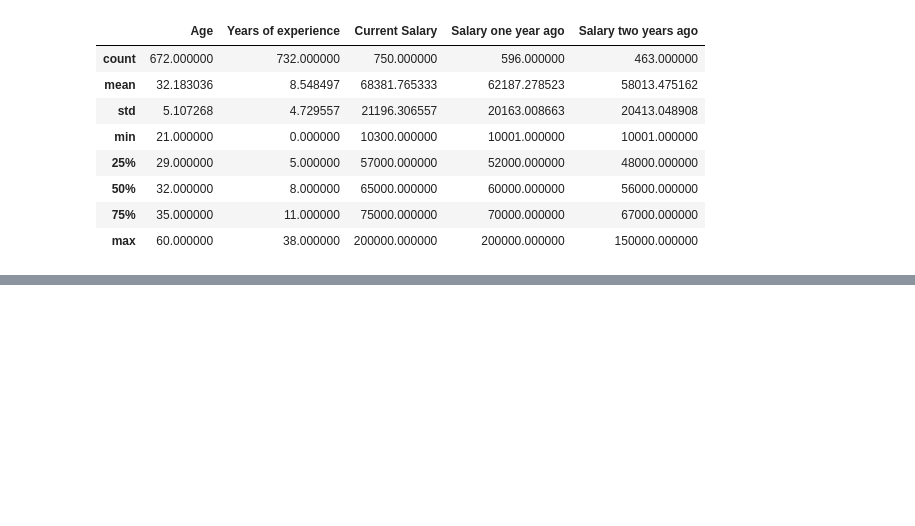
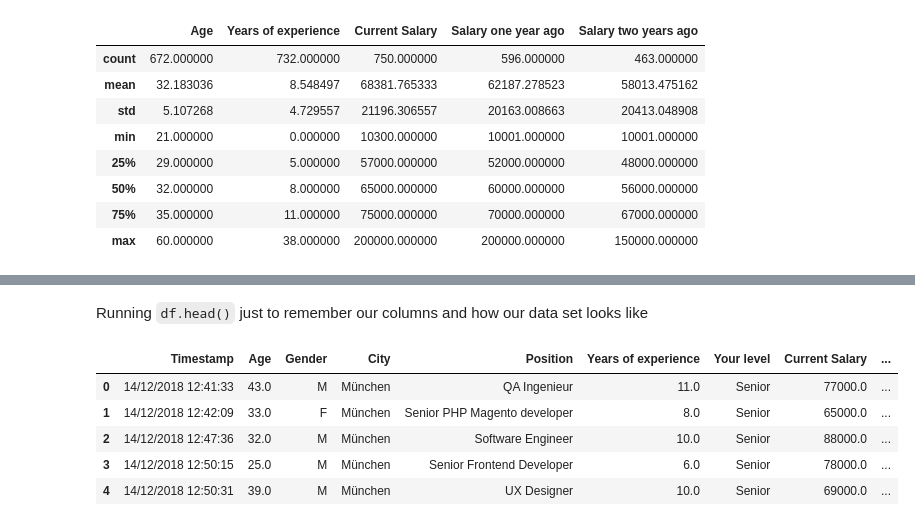
Before and after one commit to 0gregory0/EDA-attempt-1, a Jupyter notebook: MyEDA.ipynb, the cells around one changed output, grey strips where cells are left out. Cells and saved outputs as stored; diff of their text form; code cells hidden in the pictures; blank space fills up the shorter version.

Commit message:
Finished up understanding data, started preparing

````diff
--- a/MyEDA.ipynb
+++ b/MyEDA.ipynb
@@ -115,0 +131,11 @@ Since our first entry is at index 0, we have 764 entries in total.
+# %% [markdown]
+Running ```df.head()``` just to remember our columns and how our data set looks like
+# %%
+df_2018.head()
+# %% [output]
+|  | Timestamp | Age | Gender | City | Position | Years of experience | Your level | Current Salary | ... |
+| 0 | 14/12/2018 12:41:33 | 43.0 | M | München | QA Ingenieur | 11.0 | Senior | 77000.0 | ... |
+| 1 | 14/12/2018 12:42:09 | 33.0 | F | München | Senior PHP Magento developer | 8.0 | Senior | 65000.0 | ... |
+| 2 | 14/12/2018 12:47:36 | 32.0 | M | München | Software Engineer | 10.0 | Senior | 88000.0 | ... |
+| 3 | 14/12/2018 12:50:15 | 25.0 | M | München | Senior Frontend Developer | 6.0 | Senior | 78000.0 | ... |
+| 4 | 14/12/2018 12:50:31 | 39.0 | M | München | UX Designer | 10.0 | Senior | 69000.0 | ... |
````
Also changed, not shown: parts of 28 cells of this notebook.
